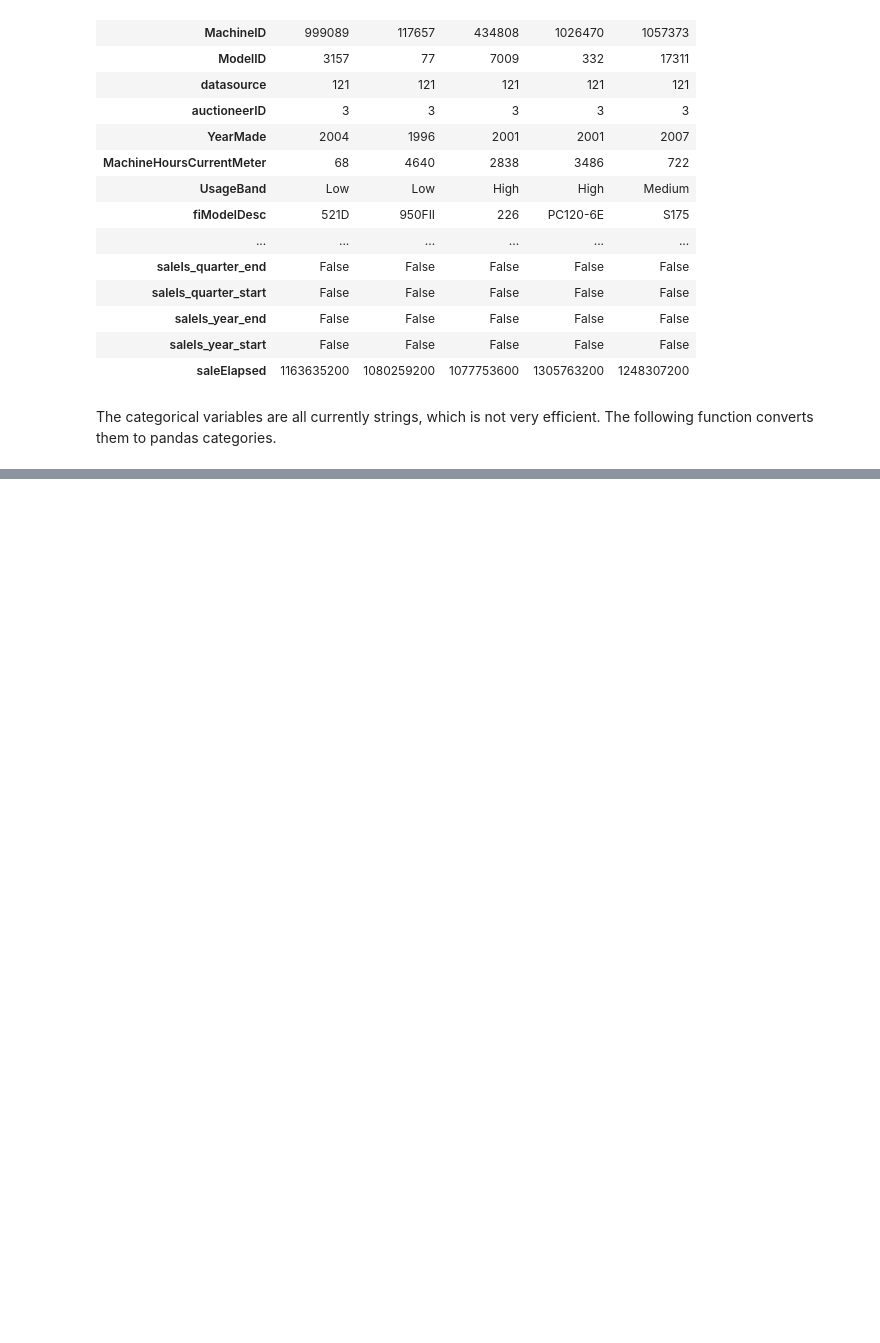
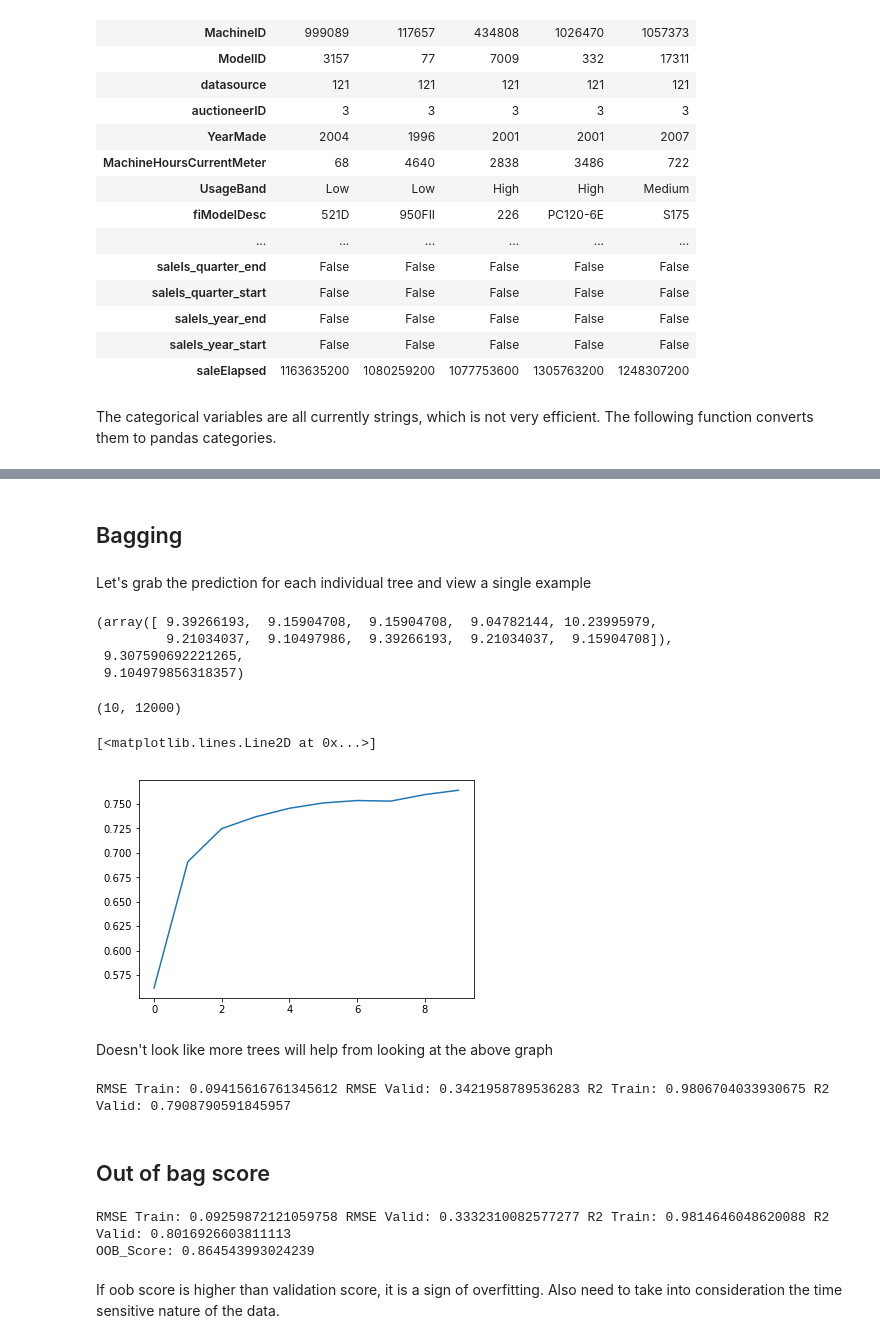
Before and after one commit to samJ27/bulldozers, a Jupyter notebook: bulldozers.ipynb, the cells around one changed output, grey strips where cells are left out. Drawn from its saved outputs; the diff is of its cells as text; code cells hidden in the pictures; blank space fills up the shorter version.

```diff
--- a/bulldozers.ipynb
+++ b/bulldozers.ipynb
@@ -244,0 +260,5 @@ model.score(df, y)
+# %%
+df_train, y_train, nas = proc_df(df_raw, 'SalePrice', subset=30000)
+# %%
+X_train, _ = split_vals(df_train, n=20000)
+y_train, _ = split_vals(y_train, n=20000)
@@ -244,0 +269,4 @@ model.score(df, y)
+# %%
+model = RandomForestRegressor(n_jobs=-1)
+%time model.fit(X_train, y_train)
+print_score(model)
@@ -244,0 +276,43 @@ model.score(df, y)
+# %% [markdown]
+## Bagging
+# %% [markdown]
+Let's grab the prediction for each individual tree and view a single example
+# %%
+predictions = np.stack([tree.predict(X_valid) for tree in model.estimators_])
+
+predictions[:,0], np.mean(predictions[:,0]), y_valid[0]
+# %% [output]
+(array([ 9.39266193,  9.15904708,  9.15904708,  9.04782144, 10.23995979,
+         9.21034037,  9.10497986,  9.39266193,  9.21034037,  9.15904708]),
+ 9.307590692221265,
+ 9.104979856318357)
+# %%
+predictions.shape
+# 10 trees, 12000 rows therefore 10 predictions from 10 trees for each row
+# %% [output]
+(10, 12000)
+# %%
+# take the r2 score of y_valid against the mean of the 10 trees
+plt.plot([metrics.r2_score(y_valid, np.mean(predictions[:i+1], axis=0)) for i in range(10)])
+# %% [output]
+[<matplotlib.lines.Line2D at 0x...>]
+[figure, added]
+# %% [markdown]
+Doesn't look like more trees will help from looking at the above graph
+# %%
+model = RandomForestRegressor(n_estimators=100, n_jobs=-1)
+model.fit(X_train, y_train)
+print_score(model)
+# %% [output]
+RMSE Train: 0.09415616761345612 RMSE Valid: 0.3421958789536283 R2 Train: 0.9806704033930675 R2 Valid: 0.7908790591845957
+# %% [markdown]
+## Out of bag score
+# %%
+model = RandomForestRegressor(n_estimators=100, n_jobs=-1, oob_score=True)
+model.fit(X_train,y_train)
+print_score(model)
+# %% [output]
+RMSE Train: 0.09259872121059758 RMSE Valid: 0.3332310082577277 R2 Train: 0.9814646048620088 R2 Valid: 0.8016926603811113
+OOB_Score: 0.864543993024239
+# %% [markdown]
+If oob score is higher than validation score, it is a sign of overfitting. Also need to take into consideration the time sensitive nature of the data.
```
Also changed, not shown: parts of 22 cells of this notebook.
